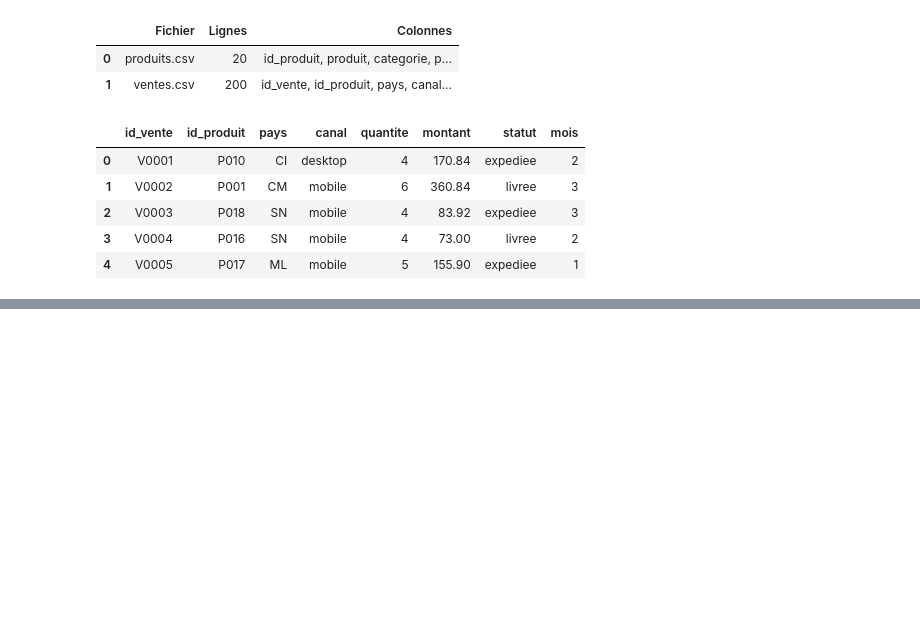
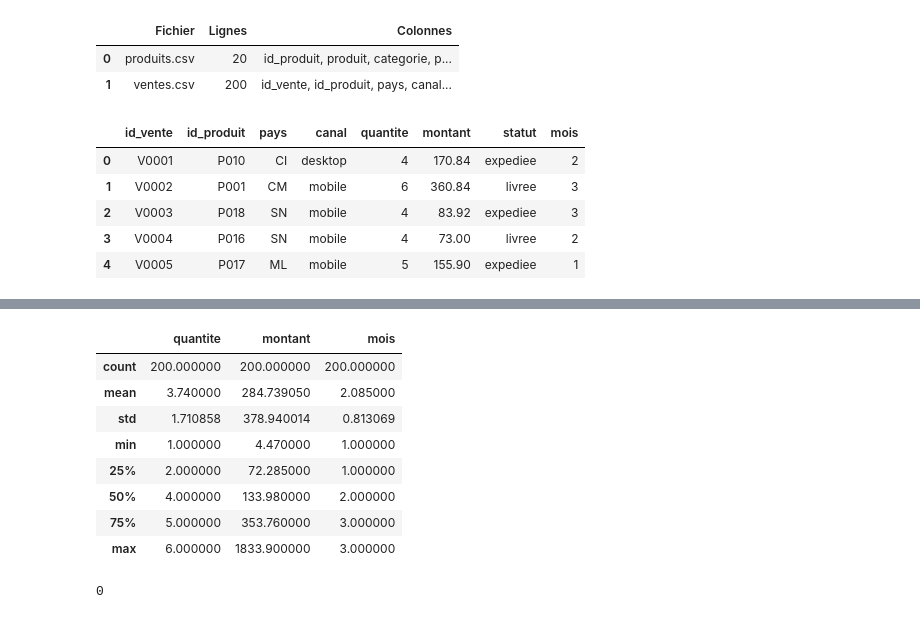
Before and after one commit to CHRISTIAN86-spec/donnees_m01, a Jupyter notebook: Donnees01.ipynb, the cells around one changed output, grey strips where cells are left out. Cells and saved outputs as stored; diff of their text form; code cells hidden in the pictures; blank space fills up the shorter version.

```diff
--- a/Donnees01.ipynb
+++ b/Donnees01.ipynb
@@ -110,0 +171,12 @@ df_ventes.head()
+# %%
+df_ventes.describe()
+# %% [output]
+|  | quantite | montant | mois |
+| count | 200.000000 | 200.000000 | 200.000000 |
+| mean | 3.740000 | 284.739050 | 2.085000 |
+| std | 1.710858 | 378.940014 | 0.813069 |
+| min | 1.000000 | 4.470000 | 1.000000 |
+| 25% | 2.000000 | 72.285000 | 1.000000 |
+| 50% | 4.000000 | 133.980000 | 2.000000 |
+| 75% | 5.000000 | 353.760000 | 3.000000 |
+| max | 6.000000 | 1833.900000 | 3.000000 |
@@ -110,0 +185,5 @@ df_ventes.head()
+# %%
+# Compter le nombre de doublons
+print(df_ventes.duplicated().sum())
+# %% [output]
+0
```
Also changed, not shown: parts of 14 cells of this notebook, 1 other file.
